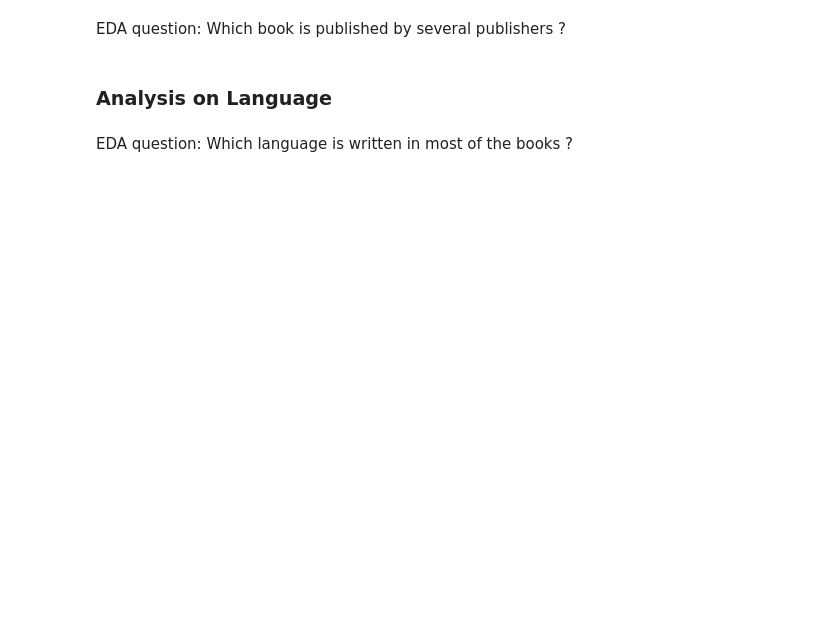
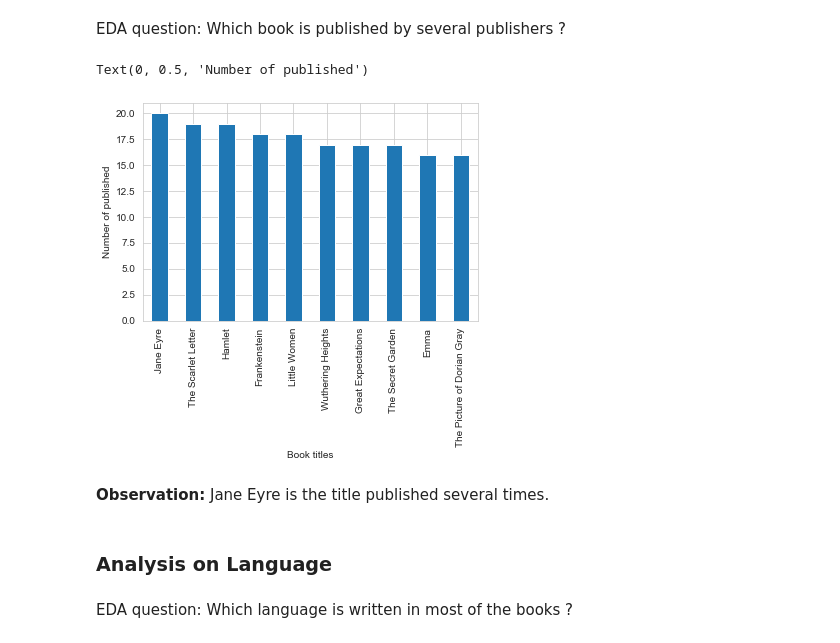
Before and after one commit to raydiwill/goodreads-portfolio, a Jupyter notebook: EDA.ipynb, the cells around one changed output. Cells and saved outputs as stored; diff of their text form; code cells hidden in the pictures; blank space fills up the shorter version.

```diff
--- a/EDA.ipynb
+++ b/EDA.ipynb
@@ -544,5 +572,14 @@ EDA question: Which publishers published the most number of books ?
 # %% [markdown]
 EDA question: Which book is published by several publishers ?
+# %%
+book_df[book_df[["Name", "Authors"]].duplicated()].Name.value_counts().head(10).plot(kind="bar")
+plt.xlabel("Book titles")
+plt.ylabel("Number of published")
+# %% [output]
+Text(0, 0.5, 'Number of published')
+[figure, added]
+# %% [markdown]
+**Observation:** Jane Eyre is the title published several times.
 # %% [markdown]
 ### Analysis on Language
 # %% [markdown]
```
Also changed, not shown: parts of 23 cells of this notebook.
